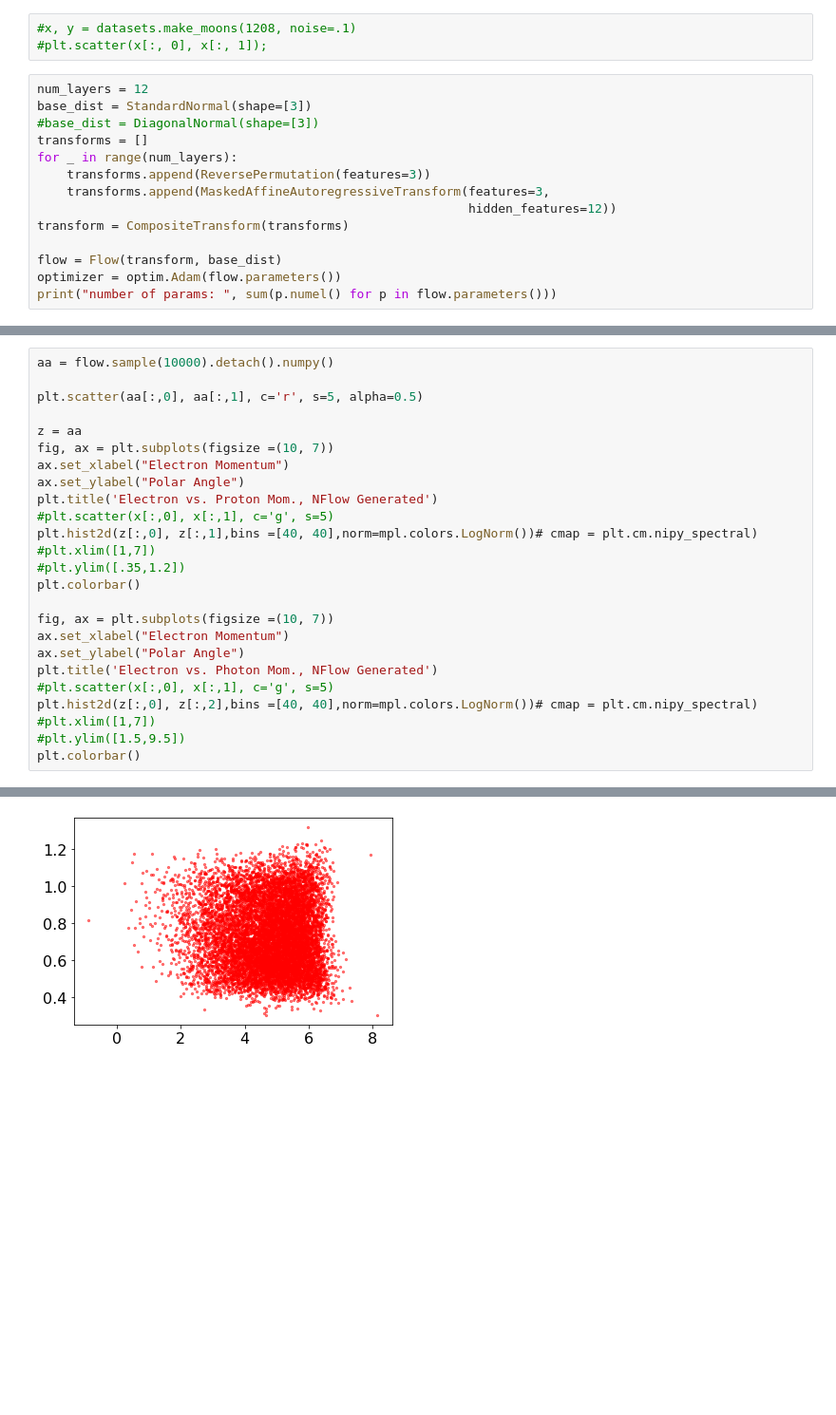
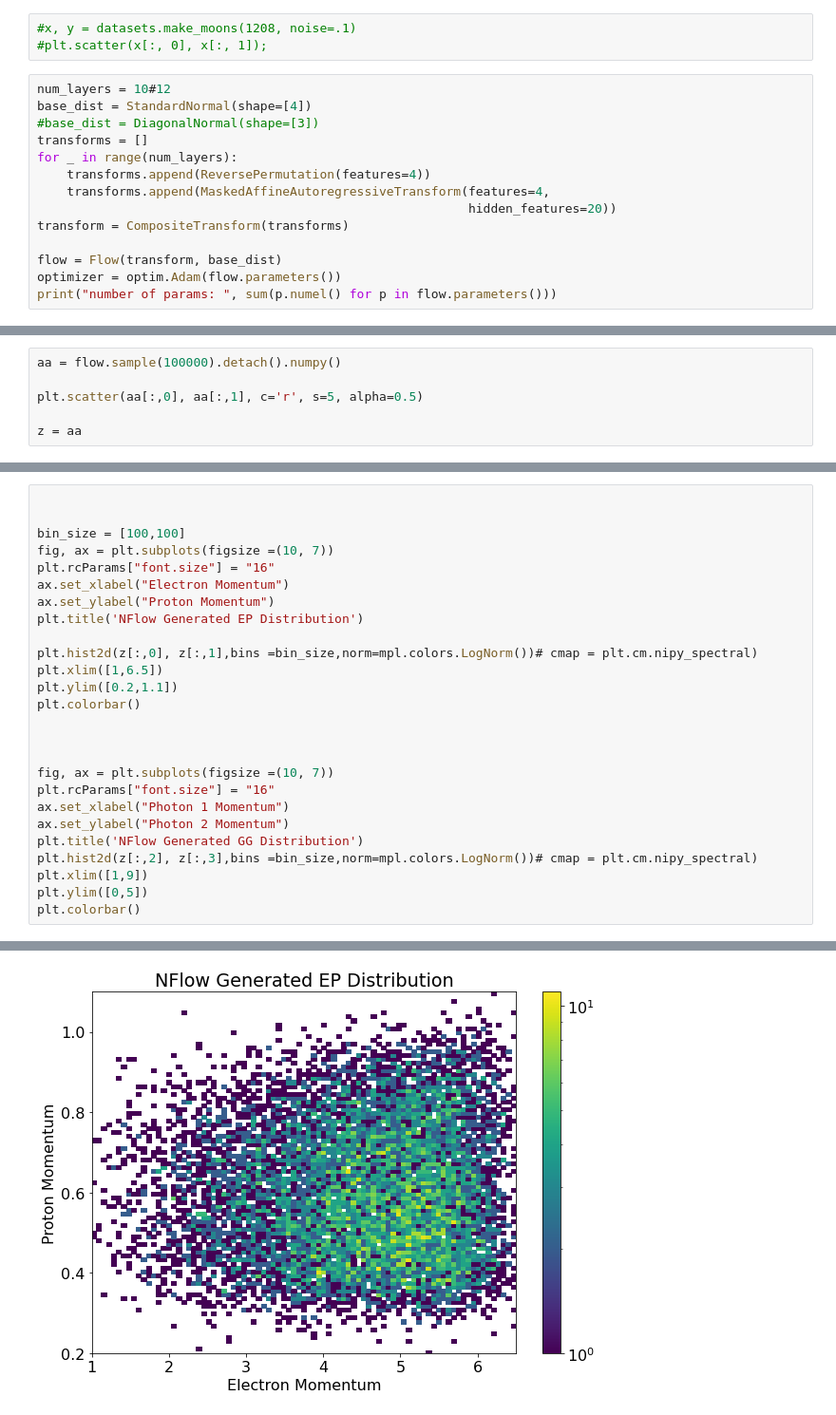
Before and after one commit to robertej19/nflows, a Jupyter notebook: NewMoon.ipynb, the cells around one changed output, grey strips where cells are left out. Shown at 95% size. Drawn from its saved outputs; the diff is of its cells as text; blank space fills up the shorter version.

```diff
--- a/NewMoon.ipynb
+++ b/NewMoon.ipynb
@@ -164,14 +207,14 @@ plt.colorbar()
 #x, y = datasets.make_moons(1208, noise=.1)
 #plt.scatter(x[:, 0], x[:, 1]);
 # %%
-num_layers = 12
-base_dist = StandardNormal(shape=[3])
+num_layers = 10#12
+base_dist = StandardNormal(shape=[4])
 #base_dist = DiagonalNormal(shape=[3])
 transforms = []
 for _ in range(num_layers):
-    transforms.append(ReversePermutation(features=3))
-    transforms.append(MaskedAffineAutoregressiveTransform(features=3,
-                                                          hidden_features=12))
+    transforms.append(ReversePermutation(features=4))
+    transforms.append(MaskedAffineAutoregressiveTransform(features=4,
+                                                          hidden_features=20))
 transform = CompositeTransform(transforms)
 
 flow = Flow(transform, base_dist)
@@ -339,0 +474,6 @@ Text(0, 0.5, 'Kullback–Leibler Divergence')
+# %%
+aa = flow.sample(100000).detach().numpy()
+
+plt.scatter(aa[:,0], aa[:,1], c='r', s=5, alpha=0.5)
+
+z = aa
@@ -340,28 +482,29 @@ Text(0, 0.5, 'Kullback–Leibler Divergence')
 # %%
-aa = flow.sample(10000).detach().numpy()
 
-plt.scatter(aa[:,0], aa[:,1], c='r', s=5, alpha=0.5)
 
-z = aa
+bin_size = [100,100]
 fig, ax = plt.subplots(figsize =(10, 7))
+plt.rcParams["font.size"] = "16"
 ax.set_xlabel("Electron Momentum")
-ax.set_ylabel("Polar Angle")
-plt.title('Electron vs. Proton Mom., NFlow Generated')
-#plt.scatter(x[:,0], x[:,1], c='g', s=5)
-plt.hist2d(z[:,0], z[:,1],bins =[40, 40],norm=mpl.colors.LogNorm())# cmap = plt.cm.nipy_spectral)
-#plt.xlim([1,7])
-#plt.ylim([.35,1.2])
+ax.set_ylabel("Proton Momentum")
+plt.title('NFlow Generated EP Distribution')
+
+plt.hist2d(z[:,0], z[:,1],bins =bin_size,norm=mpl.colors.LogNorm())# cmap = plt.cm.nipy_spectral)
+plt.xlim([1,6.5])
+plt.ylim([0.2,1.1])
 plt.colorbar()
 
+
+
 fig, ax = plt.subplots(figsize =(10, 7))
-ax.set_xlabel("Electron Momentum")
-ax.set_ylabel("Polar Angle")
-plt.title('Electron vs. Photon Mom., NFlow Generated')
-#plt.scatter(x[:,0], x[:,1], c='g', s=5)
-plt.hist2d(z[:,0], z[:,2],bins =[40, 40],norm=mpl.colors.LogNorm())# cmap = plt.cm.nipy_spectral)
-#plt.xlim([1,7])
-#plt.ylim([1.5,9.5])
+plt.rcParams["font.size"] = "16"
+ax.set_xlabel("Photon 1 Momentum")
+ax.set_ylabel("Photon 2 Momentum")
+plt.title('NFlow Generated GG Distribution')
+plt.hist2d(z[:,2], z[:,3],bins =bin_size,norm=mpl.colors.LogNorm())# cmap = plt.cm.nipy_spectral)
+plt.xlim([1,9])
+plt.ylim([0,5])
 plt.colorbar()
 # %% [output]
 <matplotlib.colorbar.Colorbar at 0x...>
-[figure, old version]
+[figure, new version]
```
Also changed, not shown: parts of 18 cells of this notebook.
